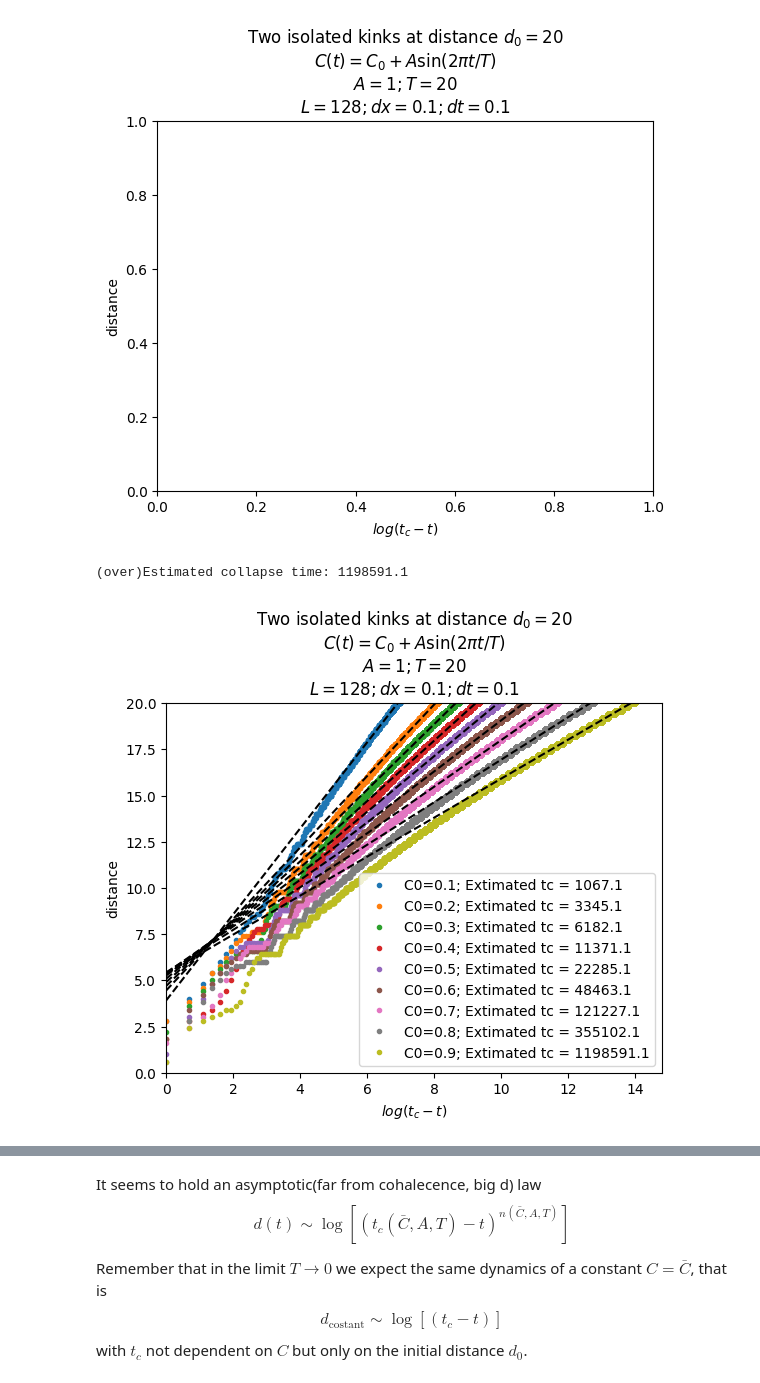
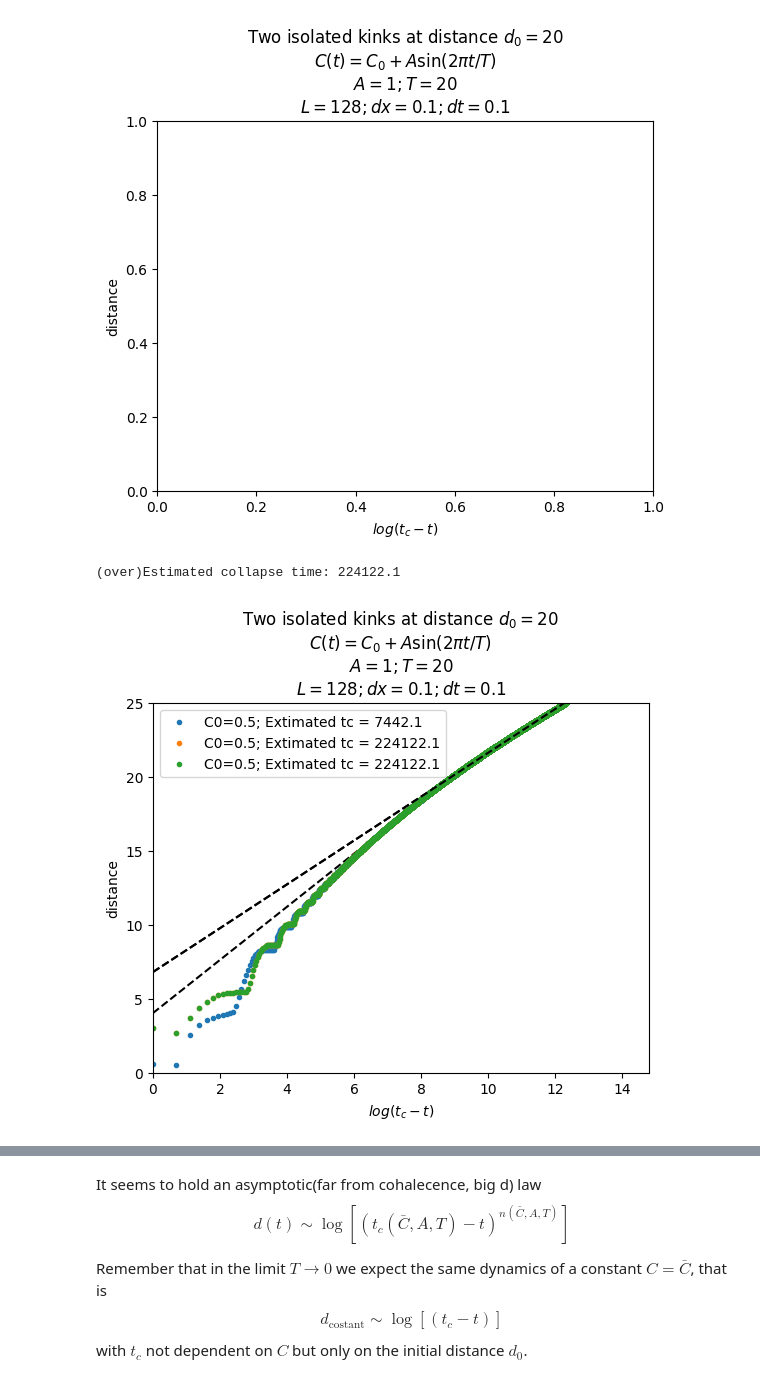
Before and after one commit to suanno/tdgl, a Jupyter notebook: 1D/analysis/kink_distance.ipynb, the cells around one changed output, grey strips where cells are left out. Saved outputs shown, nothing was run; the diff lists cells and outputs as text; code cells hidden in the pictures.

```diff
--- a/1D/analysis/kink_distance.ipynb
+++ b/1D/analysis/kink_distance.ipynb
@@ -18,15 +18,15 @@ tc_list = np.array([])
 # %% [output]
 [figure]
 # %%
-d0 = 20
+d0 = 25
 """ Save folder """
-Cbar = 0.9
-T = 20
+Cbar = 0.5
+T = 25
 A = 1
 dx = 0.1
 dt_simul = 0.1
 folder = "../.saves/twokinks/"
-filename = "d0=20/Cbar="+str(Cbar)+"/T="+str(T)+"/A="+str(A)
+filename = "d0="+str(round(d0))+"/Cbar="+str(Cbar)+"/T="+str(T)+"/A="+str(A)
 
 
 """ ESTIMATE tc """
@@ -89,36 +89,36 @@ logdists = np.log(dists)
 llabel = "C0="+str(Cbar)+"; Extimated tc = "+str(tc)
 #llabel = "dt="+str(dt_simul)+"; T="+str(T)+"; tc = "+str(tc)
 
 ax.plot(logt, dists,'.',label=llabel)
 ax.legend()
 
 # Plot
 ax.set_xlim(np.log(dt),14.8)
-ax.set_ylim(0,20)
+ax.set_ylim(0,25)
 
 #FIT
 """ NOTE: The data is collected from right to left, as the x-axis shows tc-t and NOT +t !!! So we FLIP the arrays before the FIT"""
 logtmin = 6
 imin = int((tc-np.exp(logtmin))/dt)
 imax = 0
 fit_logt = np.flip(logt[imax:imin])
 fit_dists = np.flip(dists[imax:imin])
 
 c = np.polyfit(fit_logt, fit_dists, deg=1)
 ax.plot(np.flip(logt), c[0]*np.flip(logt)+c[1]*np.ones(len(logt)),'--',color="black")
 
 # Save Fitted slope
 Cbar_list = np.append(Cbar_list,Cbar)
 T_list = np.append(T_list,T)
 A_list = np.append(A_list,A)
 Slope_list = np.append(Slope_list,c[0])
 # Save extimated tc
 tc_list = np.append(tc_list,tc)
 
 fig
 # %% [output]
-(over)Estimated collapse time: 1198591.1
+(over)Estimated collapse time: 224122.1
-[figure, old version]
+[figure, new version]
 # %%
 # Plot FAR from annhilation
 ax.set_xlim(6,9)
```
Also changed, not shown: parts of 2 cells of this notebook, 21 other files.
